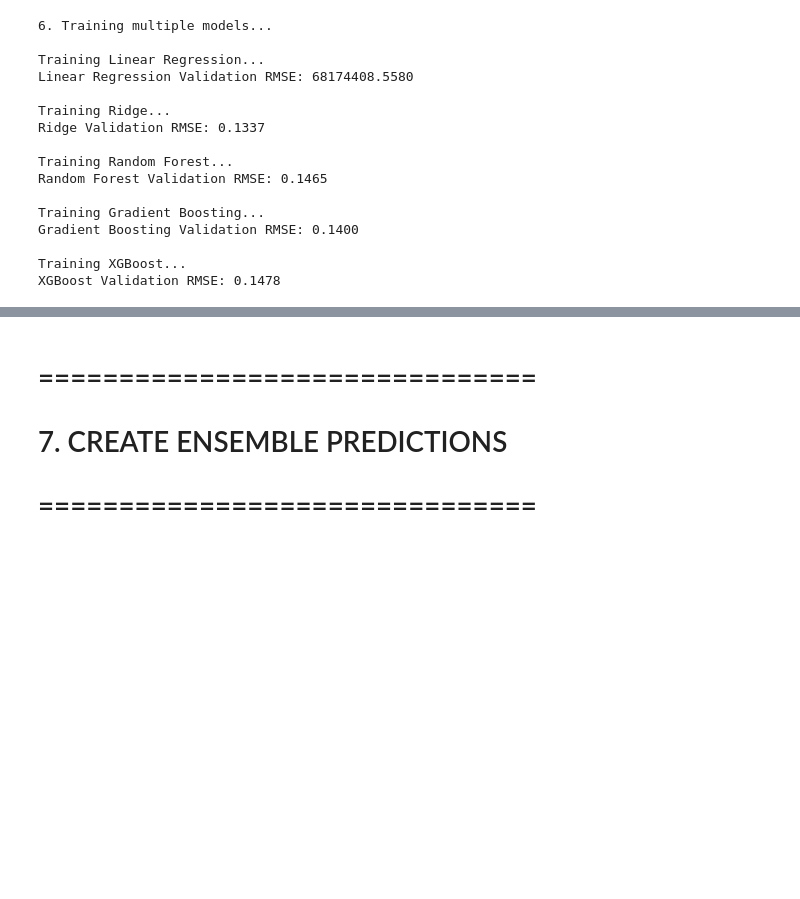
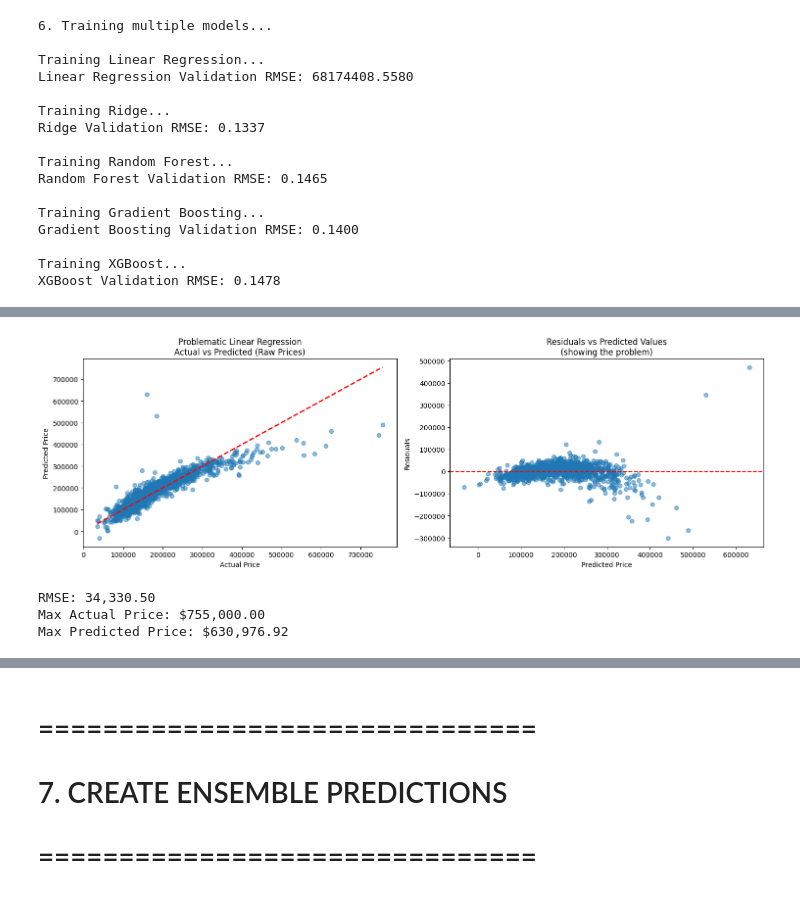
Before and after one commit to ajeronimoguerra/Kaggle_JeronimoGuerra_Notebooks, a Jupyter notebook: ames-iowa-predict-house-sale-prices.ipynb, the cells around one changed output, grey strips where cells are left out. Drawn from its saved outputs; the diff is of its cells as text; code cells hidden in the pictures; blank space fills up the shorter version.

Commit message:
Kaggle Notebook | Ames & Iowa Predict house sale prices | final Version 5

```diff
--- a/ames-iowa-predict-house-sale-prices.ipynb
+++ b/ames-iowa-predict-house-sale-prices.ipynb
@@ -234,0 +292,58 @@ XGBoost Validation RMSE: 0.1478
+# %%
+# Import required libraries
+import pandas as pd
+import numpy as np
+import matplotlib.pyplot as plt
+from sklearn.linear_model import LinearRegression
+
+# Load the data
+train_data = pd.read_csv('/kaggle/input/house-prices-advanced-regression-techniques/train.csv')
+
+# Prepare features (simple version for demonstration)
+numeric_features = train_data.select_dtypes(include=[np.number]).columns
+X_train = train_data[numeric_features].drop(['Id', 'SalePrice'], axis=1, errors='ignore')
+
+# Fill missing values
+X_train = X_train.fillna(X_train.mean())
+
+# Create problematic model (without log transform)
+model_problematic = LinearRegression()
+y_train_orig = train_data['SalePrice']  # Raw prices
+
+# Fit and predict
+model_problematic.fit(X_train, y_train_orig)
+y_pred_problematic = model_problematic.predict(X_train)
+
+# Create visualization
+plt.figure(figsize=(15, 5))
+
+# Plot 1: Actual vs Predicted (raw prices)
+plt.subplot(1, 2, 1)
+plt.scatter(y_train_orig, y_pred_problematic, alpha=0.5)
+plt.plot([y_train_orig.min(), y_train_orig.max()],
+         [y_train_orig.min(), y_train_orig.max()], 'r--', lw=2)
+plt.xlabel('Actual Price')
+plt.ylabel('Predicted Price')
+plt.title('Problematic Linear Regression\nActual vs Predicted (Raw Prices)')
+
+# Plot 2: Residuals
+plt.subplot(1, 2, 2)
+residuals = y_pred_problematic - y_train_orig
+plt.scatter(y_pred_problematic, residuals, alpha=0.5)
+plt.axhline(y=0, color='r', linestyle='--')
+plt.xlabel('Predicted Price')
+plt.ylabel('Residuals')
+plt.title('Residuals vs Predicted Values\n(showing the problem)')
+
+plt.tight_layout()
+plt.show()
+
+# Print some statistics
+print(f"RMSE: {np.sqrt(np.mean((y_pred_problematic - y_train_orig)**2)):,.2f}")
+print(f"Max Actual Price: ${y_train_orig.max():,.2f}")
+print(f"Max Predicted Price: ${y_pred_problematic.max():,.2f}")
+# %% [output]
+[figure, added]
+RMSE: 34,330.50
+Max Actual Price: $755,000.00
+Max Predicted Price: $630,976.92
```
Also changed, not shown: parts of 3 cells of this notebook.
